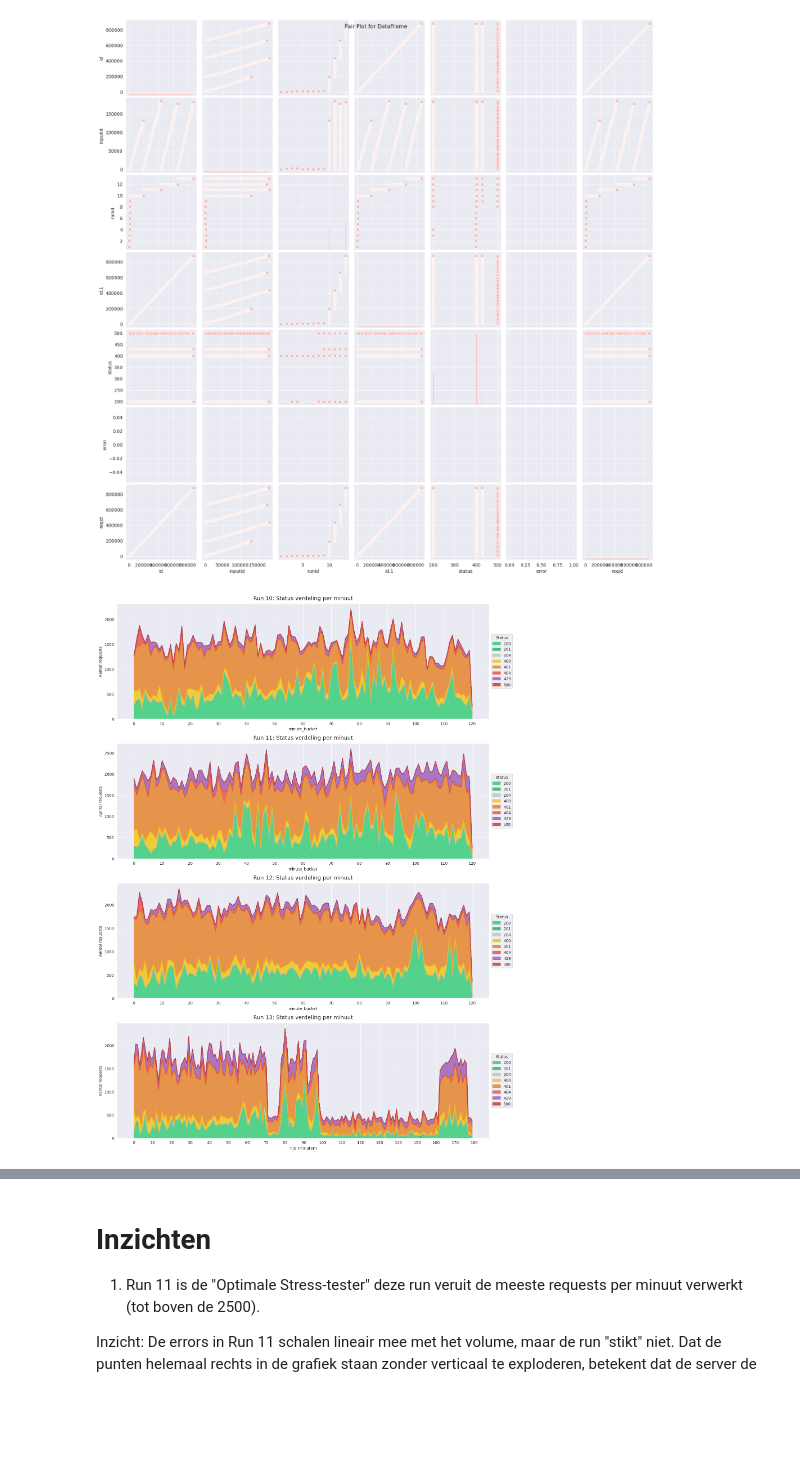
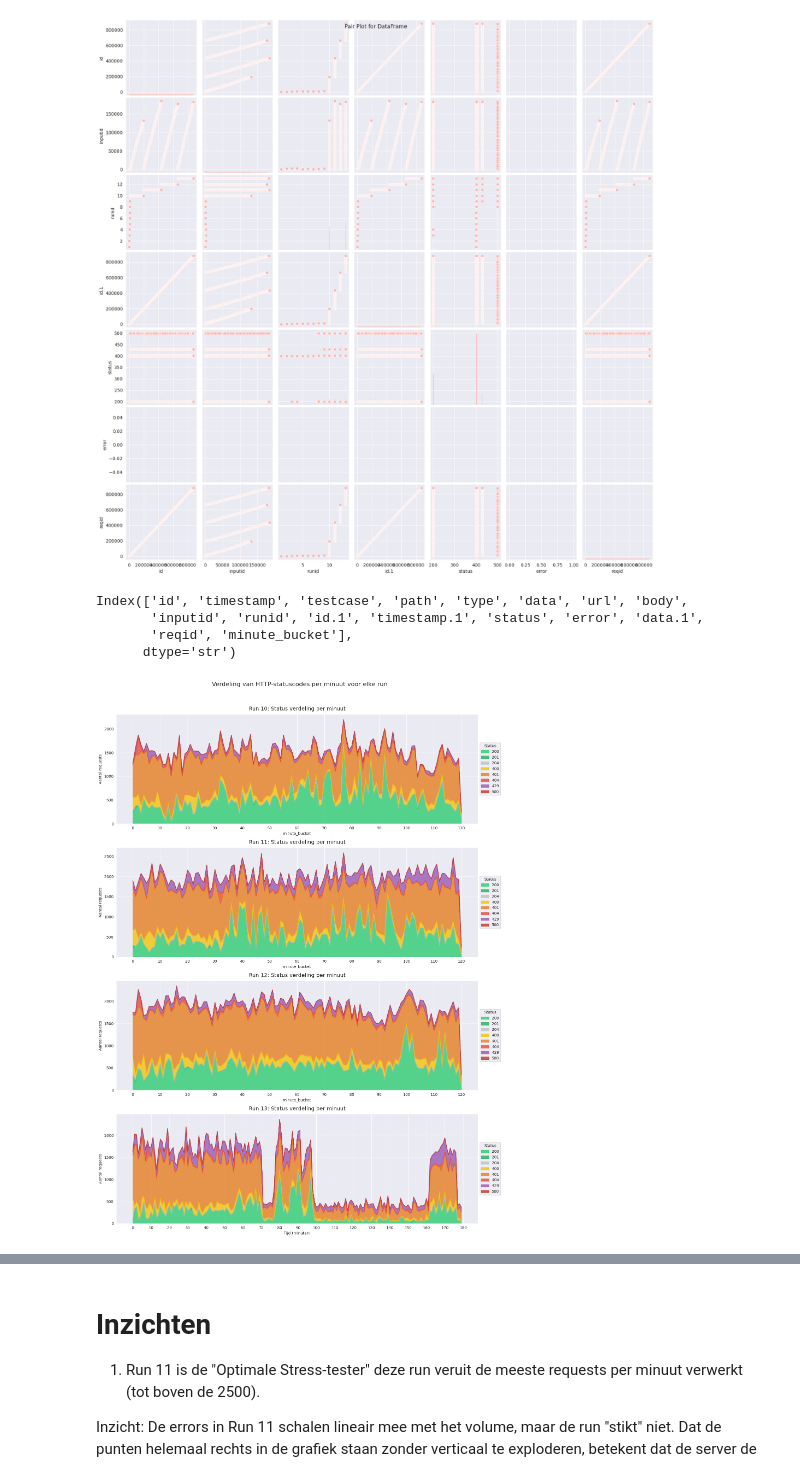
Before and after one commit to WapixelXD/Stage-opdracht-2de-jaar, a Jupyter notebook: fuzzing-project/scripts/EDA.ipynb, the cells around one changed output, grey strips where cells are left out. Cells and saved outputs as stored; diff of their text form; code cells hidden in the pictures; blank space fills up the shorter version.

```diff
--- a/fuzzing-project/scripts/EDA.ipynb
+++ b/fuzzing-project/scripts/EDA.ipynb
@@ -195,48 +217,63 @@ plt.show()
 # %% [output]
 <Figure size 1000x600 with 0 Axes>
 [figure]
+# %%
+print(df.time)
+# %% [output]
+Index(['id', 'timestamp', 'testcase', 'path', 'type', 'data', 'url', 'body',
+       'inputid', 'runid', 'id.1', 'timestamp.1', 'status', 'error', 'data.1',
+       'reqid', 'minute_bucket'],
+      dtype='str')
 # %%
+import matplotlib.pyplot as plt
+import matplotlib.ticker as ticker
+import pandas as pd
 
+
+df['timestamp'] = pd.to_datetime(df['timestamp'])
+
+
+df['seconds'] = df.groupby('runid')['timestamp'].transform(lambda x: (x - x.min()).dt.total_seconds())
+
+# --- STAP 3: Maak de minute_bucket en de summary ---
 df['minute_bucket'] = (df['seconds'] // 60).astype(int)
 summary = df.groupby(['runid', 'minute_bucket', 'status']).size().unstack(fill_value=0)
 
-import matplotlib.ticker as ticker
-
-
+# --- STAP 4: Plotten ---
 runids = [rid for rid in df['runid'].unique() if rid > 9]
 
 if len(runids) > 0:
     fig, axes = plt.subplots(len(runids), 1, figsize=(15, 5 * len(runids)), sharex=False)
-    if len(runids) == 1: axes = [axes]
+    if len(runids) == 1:
+        axes = [axes]
 
     color_map = {
         200: "#2ecc71", 201: "#27ae60", 400: "#f1c40f",
         401: "#e67e22", 404: "#e74c3c", 429: "#9b59b6", 500: "#c0392b"
     }
 
     for i, rid in enumerate(runids):
-        run_data = summary.loc[rid]
+        if rid in summary.index:
+            run_data = summary.loc[rid]
 
-        #
-        run_data.plot(kind='area', stacked=True, ax=axes[i],
-                      color=[color_map.get(col, "#bdc3c7") for col in run_data.columns],
-                      alpha=0.8)
+            run_data.plot(kind='area', stacked=True, ax=axes[i],
+                          color=[color_map.get(col, "#bdc3c7") for col in run_data.columns],
+                          alpha=0.8)
 
-        axes[i].set_title(f"Run {rid}: Status verdeling per minuut", fontsize=14, pad=10)
-        axes[i].set_ylabel("Aantal requests")
-        axes[i].grid(True, axis='y', linestyle='--', alpha=0.7)
+            axes[i].set_title(f"Run {rid}: Status verdeling per minuut", fontsize=14, pad=10)
+            axes[i].set_ylabel("Aantal requests")
+            axes[i].grid(True, axis='y', linestyle='--', alpha=0.7)
+            axes[i].xaxis.set_major_locator(ticker.MultipleLocator(10))
+            axes[i].legend(title="Status", loc='center left', bbox_to_anchor=(1, 0.5))
 
 
-        axes[i].xaxis.set_major_locator(ticker.MultipleLocator(10))
+    fig.suptitle("Verdeling van HTTP-statuscodes per minuut voor elke run", fontsize=16, y=1.02)
+    axes[-1].set_xlabel("Tijd (minuten)")
 
-
-        axes[i].legend(title="Status", loc='center left', bbox_to_anchor=(1, 0.5))
-
-    plt.xlabel("Tijd (minuten)")
     plt.tight_layout()
     plt.show()
 # %% [output]
-[figure, old version]
+[figure, new version]
 # %%
 
 filtered_error_codes = [400, 401, 404, 500]
```
Also changed, not shown: parts of 13 cells of this notebook.
